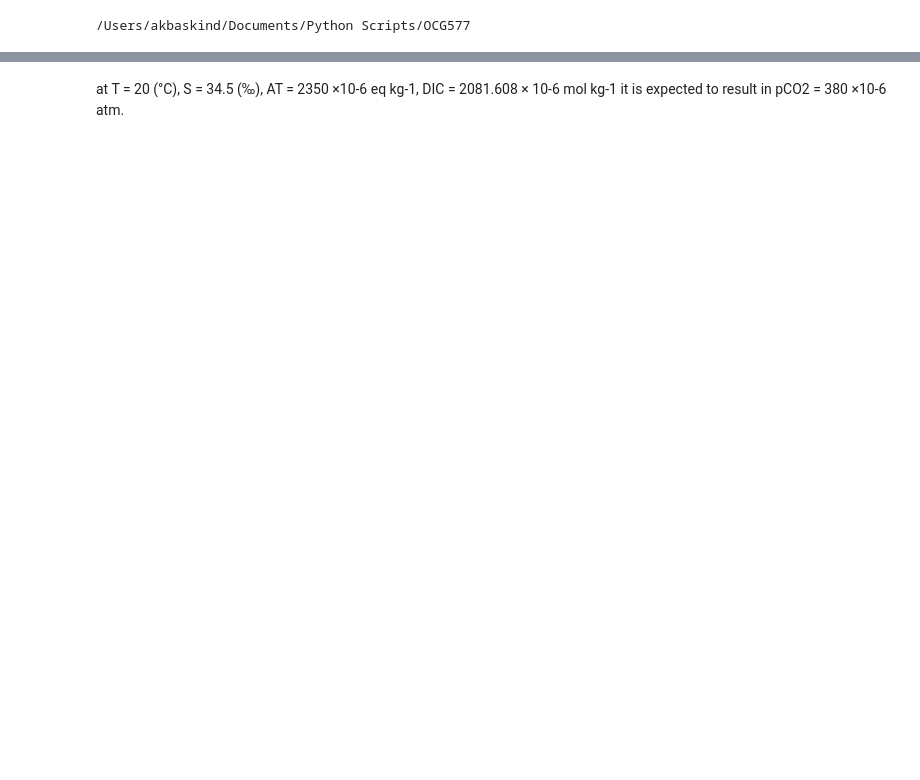
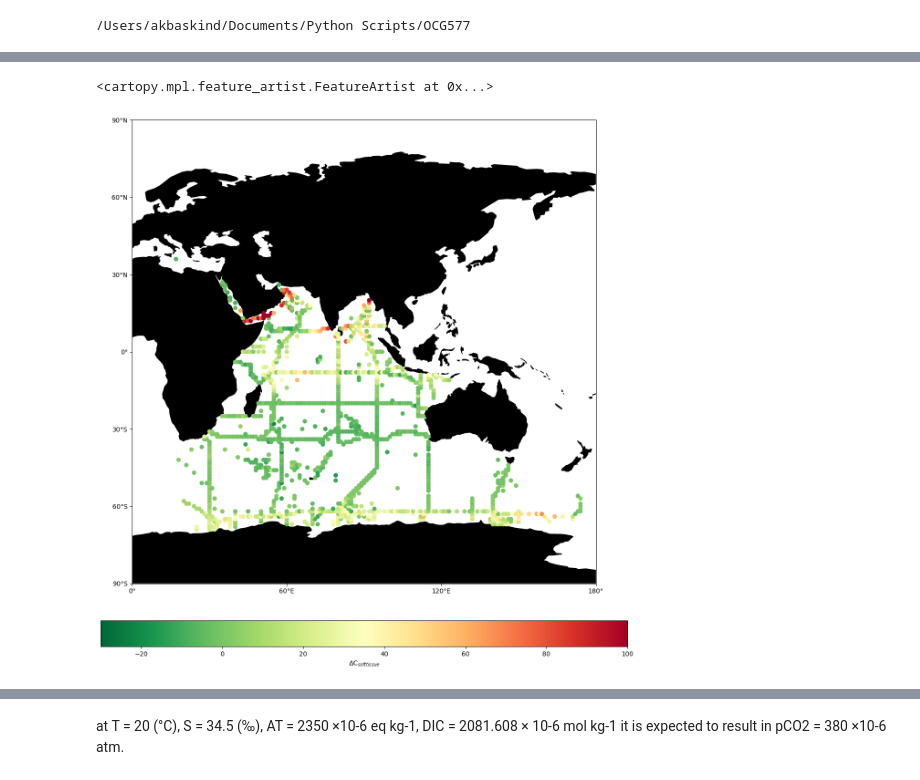
Before and after one commit to abby-baskind/OCG577, a Jupyter notebook: Untitled.ipynb, the cells around one changed output, grey strips where cells are left out. Saved outputs shown, nothing was run; the diff lists cells and outputs as text; code cells hidden in the pictures; blank space fills up the shorter version.

```diff
--- a/Untitled.ipynb
+++ b/Untitled.ipynb
@@ -33,0 +82,10 @@ import carbon as carbon
+# %%
+dat = pd.read_csv('/Users/akbaskind/Desktop/GLODAPv2.2022_Indian_Ocean.csv')
+dat = dat.where(dat['G2tco2'] > 0).dropna()
+dat = dat.where(dat['G2depth'] < 100).dropna()
+dat = dat.where(dat['G2talk'] > 0).dropna()
+dat = dat.where(dat['G2oxygen'] > 0).dropna()
+dat = dat.where(dat['G2salinity'] > 0).dropna()
+dat = dat.where(dat['G2temperature'] > -100).dropna()
+dat = dat[['G2latitude', 'G2longitude', 'G2year', 'G2tco2', 'G2talk', 'G2oxygen', 'G2temperature', 'G2salinity']]
+dat
@@ -33,0 +123,9 @@ import carbon as carbon
+# %%
+dat['pCO2'] = results['pCO2']
+dat['pH'] = results['pH']
+dat['∆Ccarb'] = results['∆C_carb']
+dat['∆Csoft'] = results['∆C_soft']
+dat['∆Cgas'] = results['∆C_gasex']
+dat['AOU'] = results['AOU']
+dat['O2sat'] = results['O2_sat']
+dat
@@ -33,0 +146,28 @@ import carbon as carbon
+# %%
+dat['G2latitude'] = round(dat['G2latitude'])
+dat['G2longitude'] = round(dat['G2longitude'])
+dat['lat'] = dat['G2latitude']
+dat['lon'] = dat['G2longitude']
+# dat['G2longitude'].unique()
+df = dat.groupby(['G2latitude', 'G2longitude']).mean()
+# %%
+fig, ax = plt.subplots(figsize = [15,15],subplot_kw={'projection':ccrs.PlateCarree()})
+import cartopy as cart
+
+C = df['∆Csoft']
+x,y = np.meshgrid(df['lon'], df['lat'])
+im = ax.scatter(df['lon'], df['lat'], c =C, cmap = 'RdYlGn_r', vmin = -30, vmax = 100)
+cbar = plt.colorbar(im, ax = ax, orientation = 'horizontal', fraction = 0.05, pad = 0.07)
+cbar.set_label('∆C$_{soft tissue}$')
+# ax.set_title('[H+] from GFDL-ESM4', fontsize = 24)
+ax.set_xticks(np.arange(0,181,60), crs=ccrs.PlateCarree())
+lon_formatter = cticker.LongitudeFormatter()
+ax.xaxis.set_major_formatter(lon_formatter)
+ax.set_yticks(np.arange(-90,91,30), crs=ccrs.PlateCarree())
+lat_formatter = cticker.LatitudeFormatter()
+ax.yaxis.set_major_formatter(lat_formatter)
+# ax.coastlines()
+ax.add_feature(cart.feature.LAND, facecolor='black')
+# %% [output]
+<cartopy.mpl.feature_artist.FeatureArtist at 0x...>
+[figure, added]
```
Also changed, not shown: parts of 13 cells of this notebook, 4 other files.
